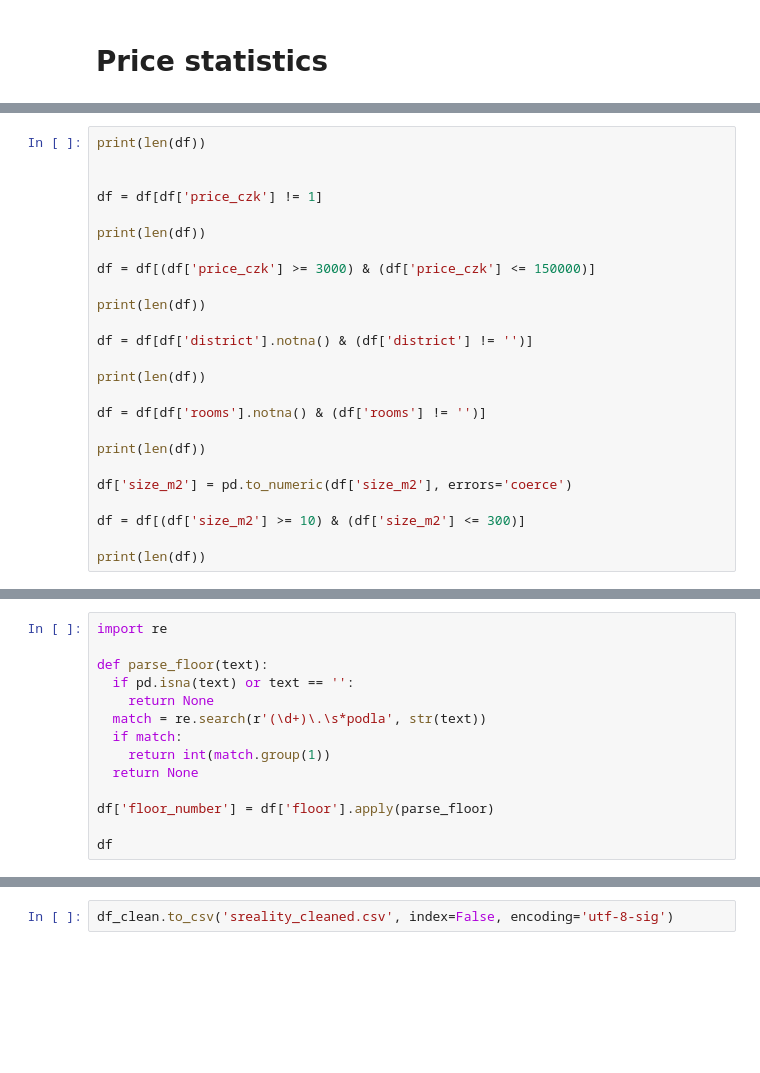
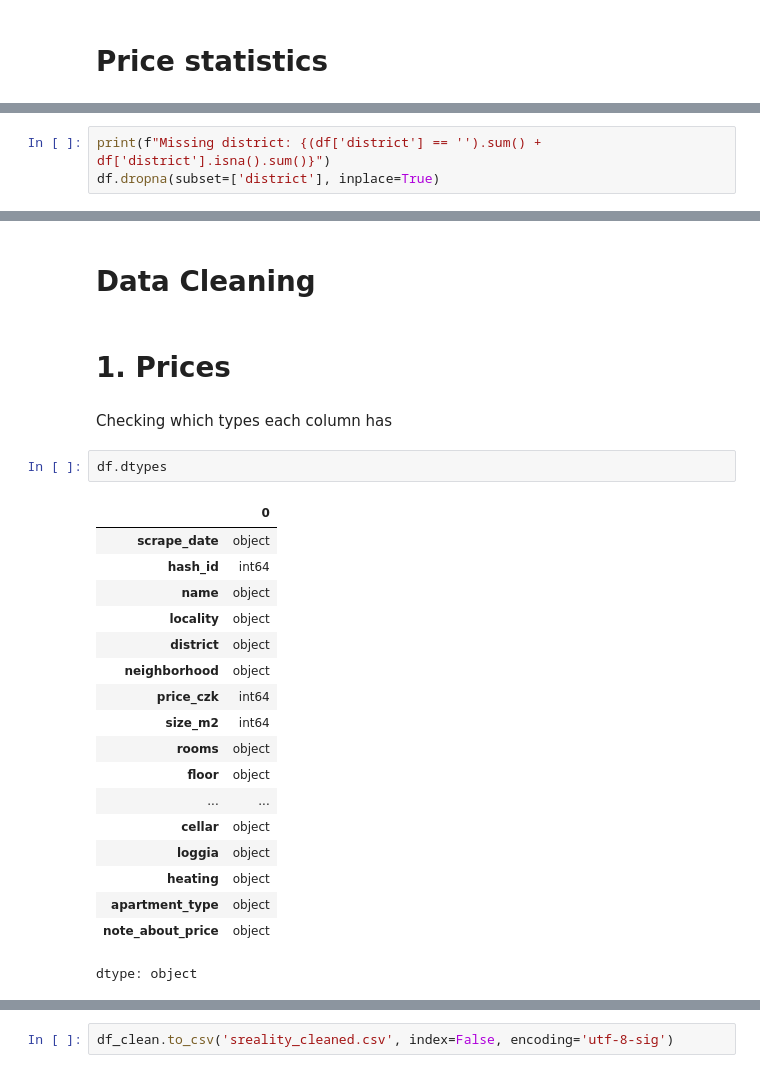
Before and after one commit to Bendy545/Prague-Rent-Predictor, a Jupyter notebook: src/cleaning/prague_rent_cleaning.ipynb, the cells around one changed output, grey strips where cells are left out. Cells and saved outputs as stored; diff of their text form; blank space fills up the shorter version.

Commit message:
updated_cleaning. Added new columns and new helper methods for extracting floor number, room number etc.

```diff
--- a/src/cleaning/prague_rent_cleaning.ipynb
+++ b/src/cleaning/prague_rent_cleaning.ipynb
@@ -103,25 +93,0 @@ removing unrealisrtic prices, districts and rooms if null. changing size_m2 into
-# %%
-print(len(df))
-
-
-df = df[df['price_czk'] != 1]
-
-print(len(df))
-
-df = df[(df['price_czk'] >= 3000) & (df['price_czk'] <= 150000)]
-
-print(len(df))
-
-df = df[df['district'].notna() & (df['district'] != '')]
-
-print(len(df))
-
-df = df[df['rooms'].notna() & (df['rooms'] != '')]
-
-print(len(df))
-
-df['size_m2'] = pd.to_numeric(df['size_m2'], errors='coerce')
-
-df = df[(df['size_m2'] >= 10) & (df['size_m2'] <= 300)]
-
-print(len(df))
@@ -139,14 +93,0 @@ adding a new column floor_number where is only the numeric value of the floor
-# %%
-import re
-
-def parse_floor(text):
-  if pd.isna(text) or text == '':
-    return None
-  match = re.search(r'(\d+)\.\s*podla', str(text))
-  if match:
-    return int(match.group(1))
-  return None
-
-df['floor_number'] = df['floor'].apply(parse_floor)
-
-df
@@ -226,0 +96,3 @@ plt.show()
+# %%
+print(f"Missing district: {(df['district'] == '').sum() + df['district'].isna().sum()}")
+df.dropna(subset=['district'], inplace=True)
@@ -226,0 +228,27 @@ plt.show()
+# %% [markdown]
+# Data Cleaning
+# %% [markdown]
+# 1. Prices
+# %% [markdown]
+Checking which types each column has
+# %%
+df.dtypes
+# %% [output]
+|  | 0 |
+| scrape_date | object |
+| hash_id | int64 |
+| name | object |
+| locality | object |
+| district | object |
+| neighborhood | object |
+| price_czk | int64 |
+| size_m2 | int64 |
+| rooms | object |
+| floor | object |
+| ... | ... |
+| cellar | object |
+| loggia | object |
+| heating | object |
+| apartment_type | object |
+| note_about_price | object |
+dtype: object
```
Also changed, not shown: parts of 43 cells of this notebook.
